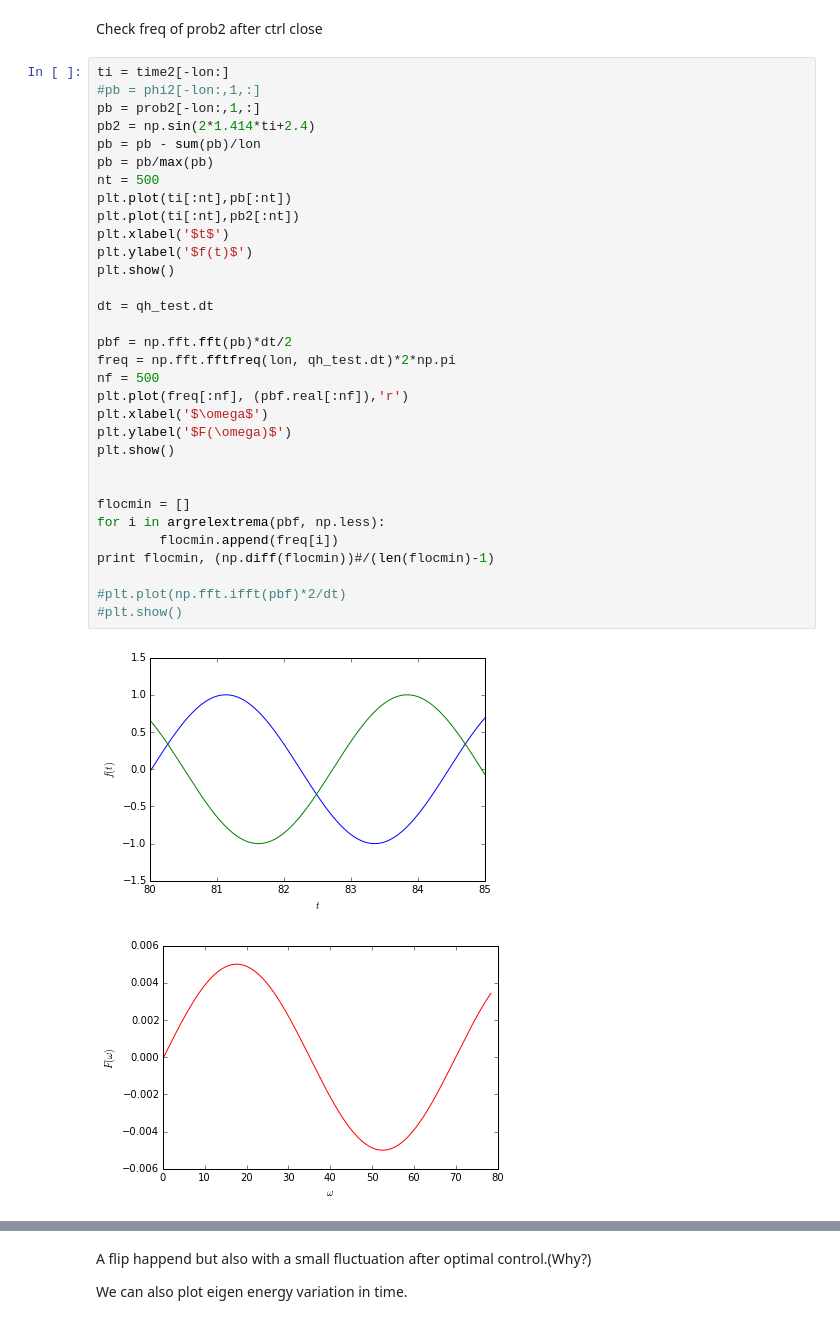
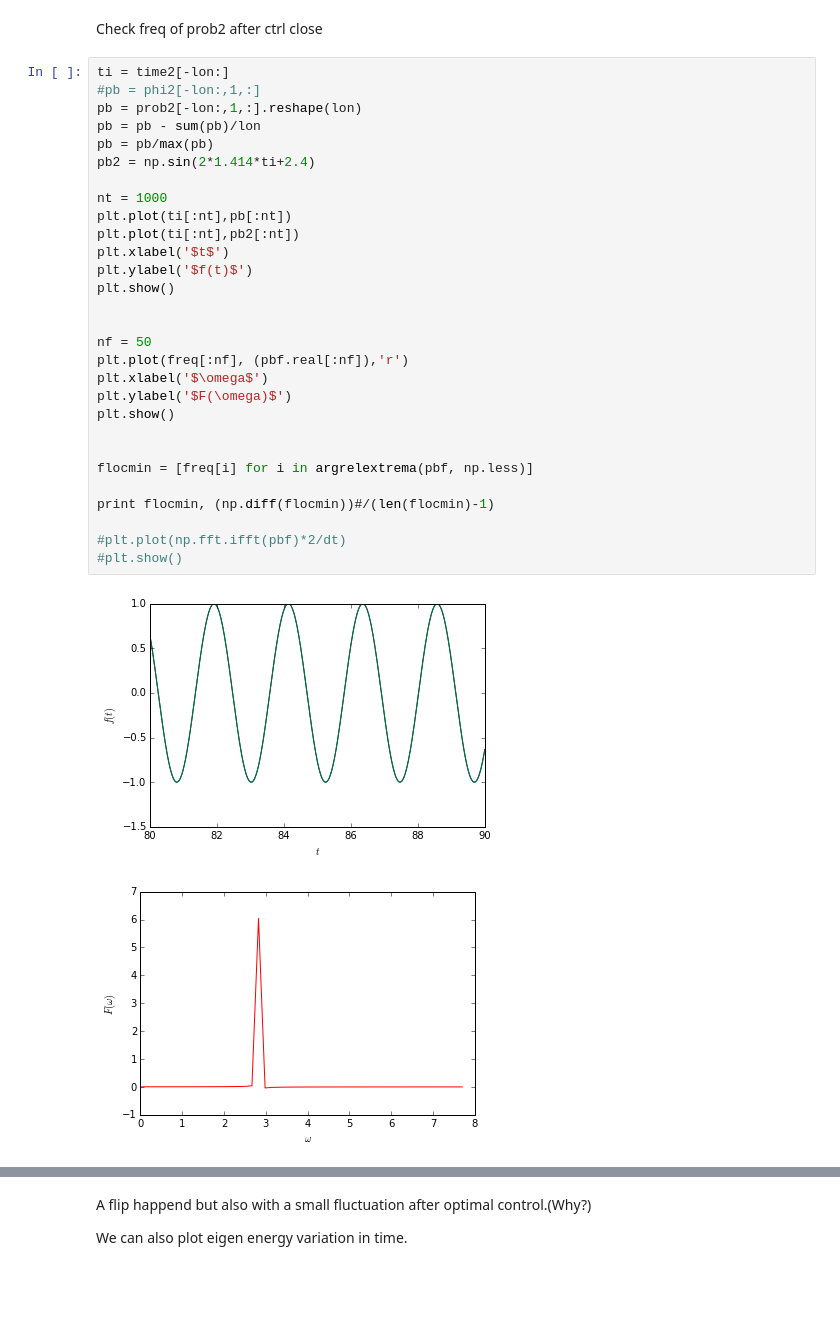
Before and after one commit to abyellow/abin-quantunm-optimal-control, a Jupyter notebook: README_EX2.ipynb, the cells around one changed output, grey strips where cells are left out. Drawn from its saved outputs; the diff is of its cells as text; blank space fills up the shorter version.

Commit message:
new freq ex

```diff
--- a/README_EX2.ipynb
+++ b/README_EX2.ipynb
@@ -139,35 +139,32 @@ Check freq of prob2 after ctrl close
 # %%
 ti = time2[-lon:]
 #pb = phi2[-lon:,1,:]
-pb = prob2[-lon:,1,:]
-pb2 = np.sin(2*1.414*ti+2.4)
+pb = prob2[-lon:,1,:].reshape(lon)
 pb = pb - sum(pb)/lon
 pb = pb/max(pb)
-nt = 500
+pb2 = np.sin(2*1.414*ti+2.4)
+
+nt = 1000
 plt.plot(ti[:nt],pb[:nt])
 plt.plot(ti[:nt],pb2[:nt])
 plt.xlabel('$t$')
 plt.ylabel('$f(t)$')
 plt.show()
 
-dt = qh_test.dt
 
-pbf = np.fft.fft(pb)*dt/2
-freq = np.fft.fftfreq(lon, qh_test.dt)*2*np.pi
-nf = 500
+nf = 50
 plt.plot(freq[:nf], (pbf.real[:nf]),'r')
 plt.xlabel('$\omega$')
 plt.ylabel('$F(\omega)$')
 plt.show()
 
 
-flocmin = []
-for i in argrelextrema(pbf, np.less):
-        flocmin.append(freq[i])
+flocmin = [freq[i] for i in argrelextrema(pbf, np.less)]
+
 print flocmin, (np.diff(flocmin))#/(len(flocmin)-1)
 
 #plt.plot(np.fft.ifft(pbf)*2/dt)
 #plt.show()
 # %% [output]
-[figure, old version]
+[figure, new version]
-[figure, old version]
+[figure, new version]
```
Also changed, not shown: parts of 3 cells of this notebook, 1 other file.
